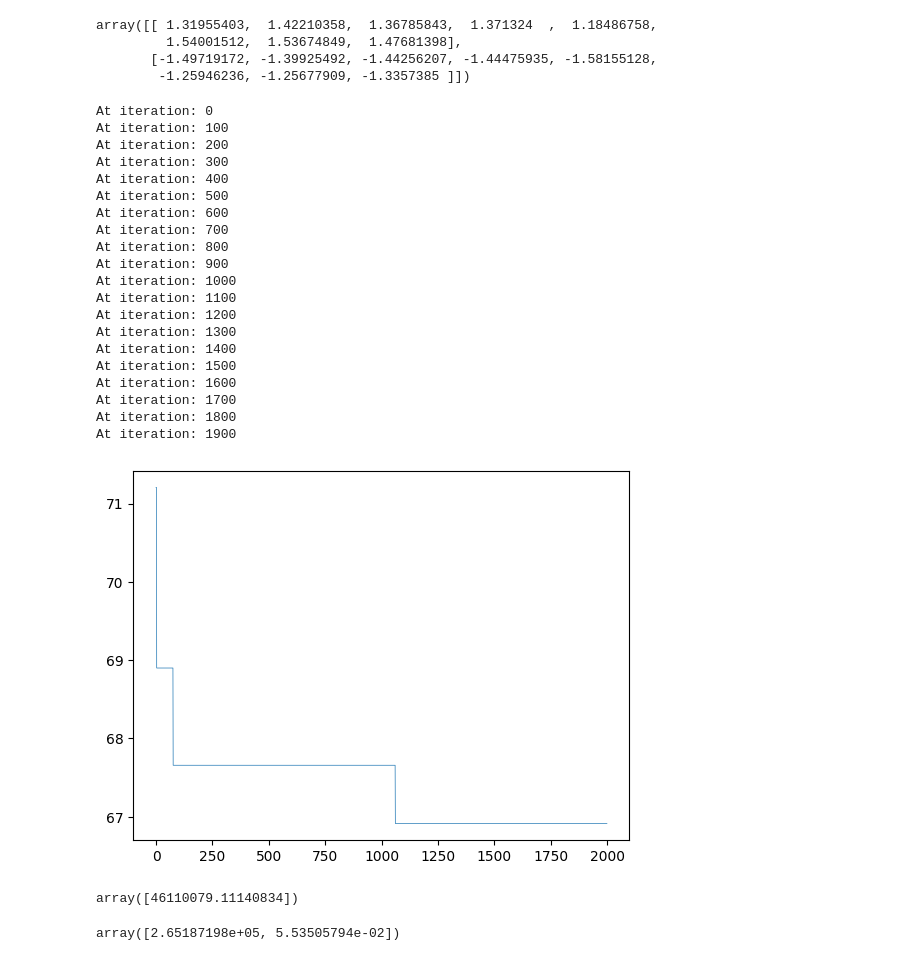
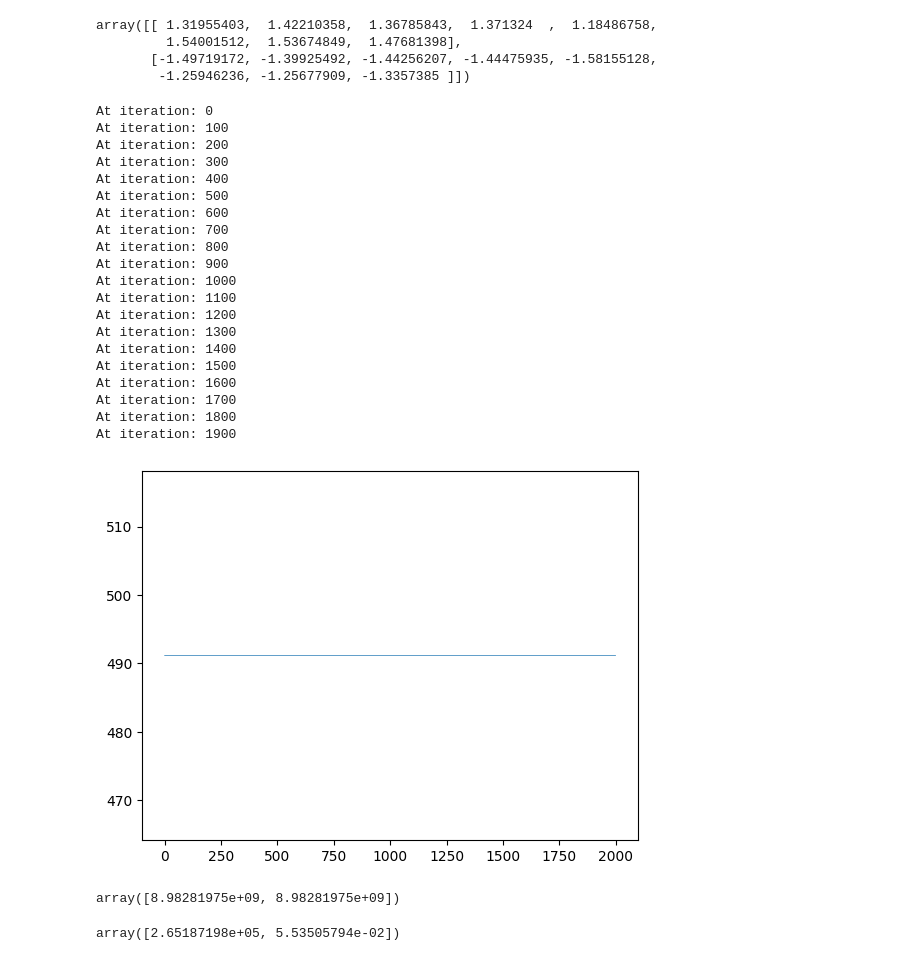
Before and after one commit to Kosthi/MathematicalModel, a Jupyter notebook: Practice/Python/第6章：财政影响收入分析和预测/predict.ipynb, the cells around one changed output. Drawn from its saved outputs; the diff is of its cells as text; code cells hidden in the pictures.

```diff
--- a/Practice/Python/第6章：财政影响收入分析和预测/predict.ipynb
+++ b/Practice/Python/第6章：财政影响收入分析和预测/predict.ipynb
@@ -149,44 +149,43 @@ def target_Func(parm, x_train, y_train):
     x_train = scaler_x.fit_transform(x_train)
     y_train = scaler_y.fit_transform(np.reshape(y_train, (-1, 1)))
     x_train, x_test, y_train, y_test = train_test_split(x_train, y_train, test_size=0.2, random_state=20, shuffle=True)
-    svr = LinearSVR(C=parm[0])
+    svr = SVR(C=parm[0], gamma=parm[1])
     svr.fit(x_train, y_train)
     y_pred = scaler_y.inverse_transform(np.reshape(svr.predict(x_test), (-1, 1)))
     y_test = scaler_y.inverse_transform(np.reshape(y_test, (-1, 1)))
-    # print(parm[0], parm[1])
     return np.sqrt(mean_squared_error(y_test, y_pred))
 
-c_g_lower_bounds = np.array([1e-10])
-c_g_upper_bounds = np.array([1e10])
+c_g_lower_bounds = np.array([1e-10, 1e-10])
+c_g_upper_bounds = np.array([1e10, 1e10])
 woa_model = WOA(x_train, y_train, target_Func, c_g_lower_bounds, c_g_upper_bounds, dim=1, whale_num=100, max_iter=2000)
 parm, curve = woa_model.optimize()
 plt.figure()
 plt.plot(curve, linewidth='0.5')
 plt.show()
 parm
 # %% [output]
 At iteration: 0
 At iteration: 100
 At iteration: 200
 At iteration: 300
 At iteration: 400
 At iteration: 500
 At iteration: 600
 At iteration: 700
 At iteration: 800
 At iteration: 900
 At iteration: 1000
 At iteration: 1100
 At iteration: 1200
 At iteration: 1300
 At iteration: 1400
 At iteration: 1500
 At iteration: 1600
 At iteration: 1700
 At iteration: 1800
 At iteration: 1900
-[figure, old version]
+[figure, new version]
-array([46110079.11140834])
+array([8.98281975e+09, 8.98281975e+09])
 # %%
 parm
 # %% [output]
```
Also changed, not shown: 11 other files.
